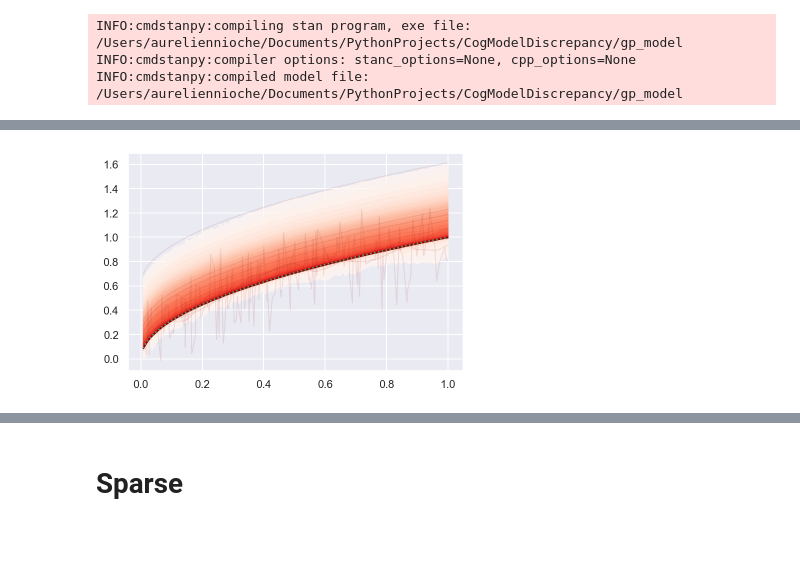
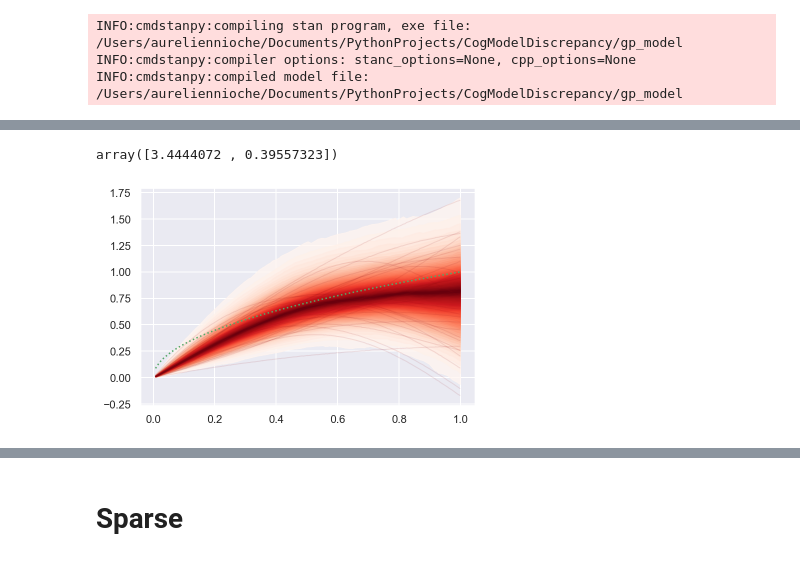
Before and after one commit to AurelienNioche/TransformedGP, a Jupyter notebook: model-discrepancy-using-stan.ipynb, the cells around one changed output, grey strips where cells are left out. Saved outputs shown, nothing was run; the diff lists cells and outputs as text; code cells hidden in the pictures.

```diff
--- a/model-discrepancy-using-stan.ipynb
+++ b/model-discrepancy-using-stan.ipynb
@@ -251,3 +297,13 @@ INFO:cmdstanpy:compiled model file: /Users/aureliennioche/Documents/PythonProjec
+# %%
+optimize(data)
+# %% [output]
+array([3.4444072 , 0.39557323])
+# %%
+u_model = u_lin # u_data
+theta_model = None # theta_data
+tau_model = 3.333
+# %%
+stan_data = prepare_data_for_stan(data, u=u_model, theta=theta_model, tau=tau_model)
 # %%
 trace = stan_model.sample(data=stan_data, show_progress="notebook", chains=2)
 # %%
@@ -311,9 +311,10 @@ def gp_predict(X, samples_az, u_model, theta_model, Xnew=None, jitter=1.0e-6, us
 # %%
-f_samples = gp_predict(X=x_sorted, samples_az=samples_az, u_model=u_data, theta_model=theta_data)
+f_samples = gp_predict(X=stan_data["X"], samples_az=samples_az,
+                       u=u_model, theta=theta_model, use_ratio=True)
 # %%
 fig, ax = plt.subplots()
-plot_gp_dist(ax, f_samples, X)
+plot_gp_dist(ax, f_samples, stan_data["X"])
 # ax.plot(X, u_model(X, theta=theta_model), ls="--");
-ax.plot(X, u_data(X, theta=theta_data), ls=':', color="C2");
+ax.plot(stan_data["X"], u_data(stan_data["X"], theta=theta_data), ls=':', color="C2");
 # %% [output]
-[figure, old version]
+[figure, new version]
```
Also changed, not shown: parts of 36 cells of this notebook, 7 other files.
